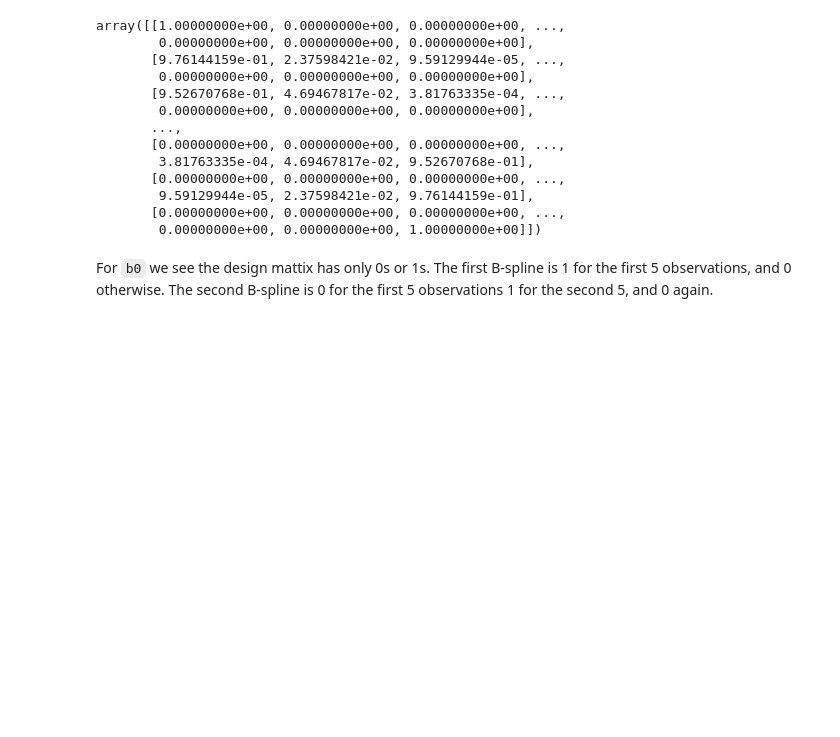
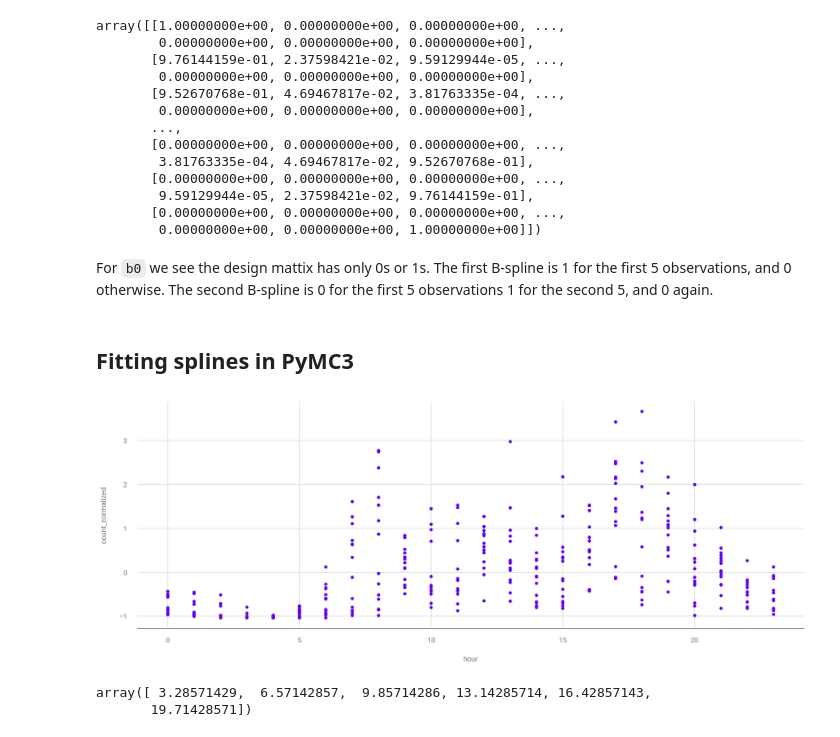
Before and after one commit to paw-lu/bayesian-modeling-computation-python, a Jupyter notebook: notebooks/5_splines.ipynb, the cells around one changed output. Saved outputs shown, nothing was run; the diff lists cells and outputs as text; code cells hidden in the pictures; blank space fills up the shorter version.

Commit message:
:memo: Fitting splines with PyMC3

```diff
--- a/notebooks/5_splines.ipynb
+++ b/notebooks/5_splines.ipynb
@@ -217,3 +221,30 @@ The second B-spline
 is 0 for the first 5 observations
 1 for the second 5,
 and 0 again.
+# %% [markdown]
+## Fitting splines in  PyMC3
+# %%
+data = (
+    pd.read_csv(
+        "https://raw.githubusercontent.com"
+        "/BayesianModelingandComputationInPython/BookCode_Edition1/main"
+        "/data/bikes_hour.csv"
+    )
+    .sort_values(by="hour")
+    .assign(
+        count_normalized=lambda df: df["count"]
+        .sub(df["count"].mean())
+        .div(df["count"].std())
+    )[::50]
+)
+_, ax = plt.subplots(figsize=(20, 7))
+data.plot.scatter(x="hour", y="count_normalized", ax=ax);
+# %% [output]
+[figure, added]
+# %%
+num_knots = 6
+knot_list = np.linspace(data["hour"].min(), data["hour"].max(), num_knots + 2)[1:-1]
+knot_list
+# %% [output]
+array([ 3.28571429,  6.57142857,  9.85714286, 13.14285714, 16.42857143,
+       19.71428571])
```
Also changed, not shown: parts of 6 cells of this notebook, 1 other file.
